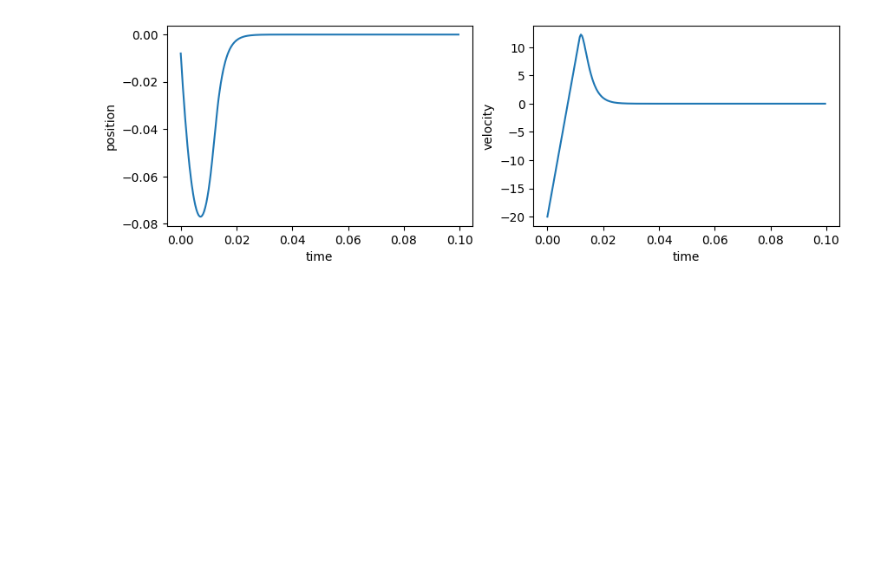
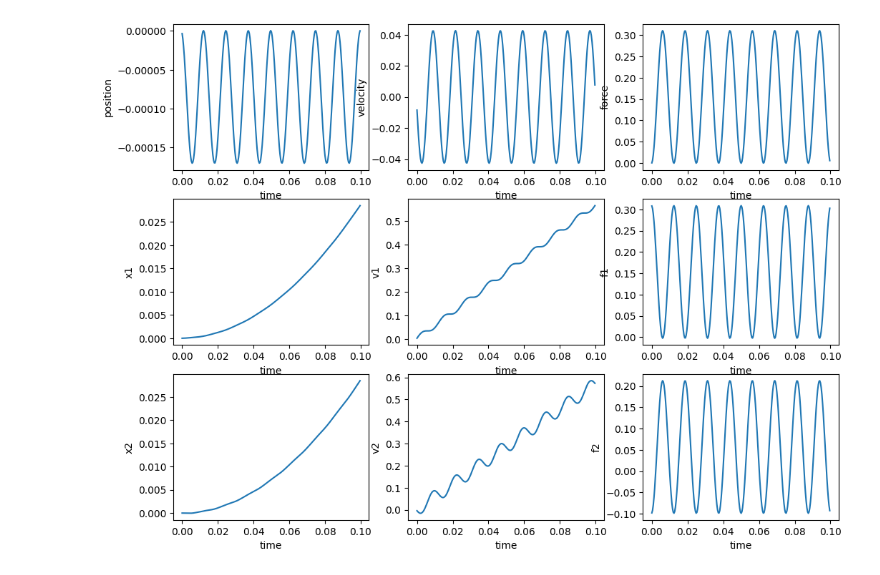
Before and after one commit to jc-bao/policy-adaptation-survey, a Jupyter notebook: adaptive_control_gym/utils/foo.ipynb, the cells around one changed output. Cells and saved outputs as stored; diff of their text form; code cells hidden in the pictures; blank space fills up the shorter version.

```diff
--- a/adaptive_control_gym/utils/foo.ipynb
+++ b/adaptive_control_gym/utils/foo.ipynb
@@ -79,36 +66,91 @@ g = 9.81
 m1 = 0.027 # mass
 m2 = 0.01
 m = (m1*m2)/(m1+m2)
-rope_zeta = 0.95
+rope_zeta = 0.0
 rope_wn = 500
 dt = 4e-4
 
-x = 0.0
-v = -20
+x1 = 0.0
+v1 = 0.0
+x2 = 0.0
+v2 = 0.0
+xr = x2 - x1
+vr = v2 - v1
 
+x1s = []
+v1s = []
+f1s = []
+x2s = []
+v2s = []
+f2s = []
 xs = []
 vs = []
+fs = []
 ts = []
 
 for i in range(int(0.1/(4e-4))):
+    if i % int(0.1/4e-4) == 0:
+        thrust = 0.6 * np.random.rand()
     t = i * dt
-    f = np.clip(m * ( - (rope_wn ** 2) * x - 2 * rope_zeta * rope_wn * v) * float(x<0.0) - m * g, -20, 20)
-    a = f / m
-    v += a * dt
-    x += v * dt
-    xs.append(x)
-    vs.append(v)
+    fr = np.clip(m * ( - (rope_wn ** 2) * xr - 2 * rope_zeta * rope_wn * vr), -20, 20)
+    f1 = - m1 * g - fr + thrust
+    f2 = - m2 * g + fr
+    a1 = f1 / m1
+    a2 = f2 / m2
+    v1 += a1 * dt
+    v2 += a2 * dt
+    x1 += v1 * dt
+    x2 += v2 * dt
+    xr = x2 - x1
+    vr = v2 - v1
+    xs.append(xr)
+    vs.append(vr)
+    fs.append(fr)
     ts.append(t)
+    x1s.append(x1)
+    v1s.append(v1)
+    f1s.append(f1)
+    x2s.append(x2)
+    v2s.append(v2)
+    f2s.append(f2)
 
 import matplotlib.pyplot as plt
-# plot the result in 2 subplots
-plt.figure(figsize=(10, 3))
-plt.subplot(1, 2, 1)
+# plot the result in 6 subplots
+plt.figure(figsize=(12, 9))
+plt.subplot(3, 3, 1)
 plt.plot(ts, xs)
 plt.xlabel('time')
 plt.ylabel('position')
-plt.subplot(1, 2, 2)
+plt.subplot(3, 3, 2)
 plt.plot(ts, vs)
 plt.xlabel('time')
 plt.ylabel('velocity')
+plt.subplot(3, 3, 3)
+plt.plot(ts, fs)
+plt.xlabel('time')
+plt.ylabel('force')
+plt.subplot(3, 3, 4)
+plt.plot(ts, x1s)
+plt.xlabel('time')
+plt.ylabel('x1')
+plt.subplot(3, 3, 5)
+plt.plot(ts, v1s)
+plt.xlabel('time')
+plt.ylabel('v1')
+plt.subplot(3, 3, 6)
+plt.plot(ts, f1s)
+plt.xlabel('time')
+plt.ylabel('f1')
+plt.subplot(3, 3, 7)
+plt.plot(ts, x2s)
+plt.xlabel('time')
+plt.ylabel('x2')
+plt.subplot(3, 3, 8)
+plt.plot(ts, v2s)
+plt.xlabel('time')
+plt.ylabel('v2')
+plt.subplot(3, 3, 9)
+plt.plot(ts, f2s)
+plt.xlabel('time')
+plt.ylabel('f2')
 # %% [output]
@@ -116 +158 @@ Text(0, 0.5, 'velocity')
-[figure, old version]
+[figure, new version]
```
Also changed, not shown: parts of 3 cells of this notebook, 2 other files.
